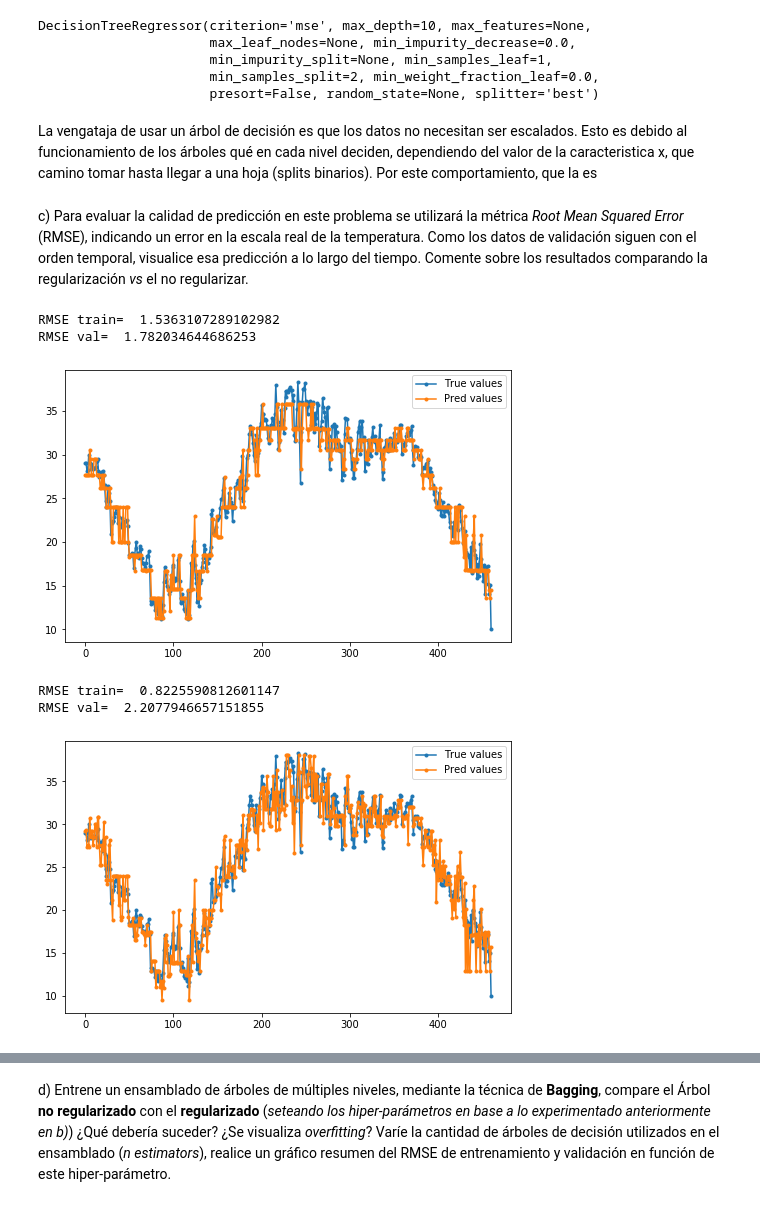
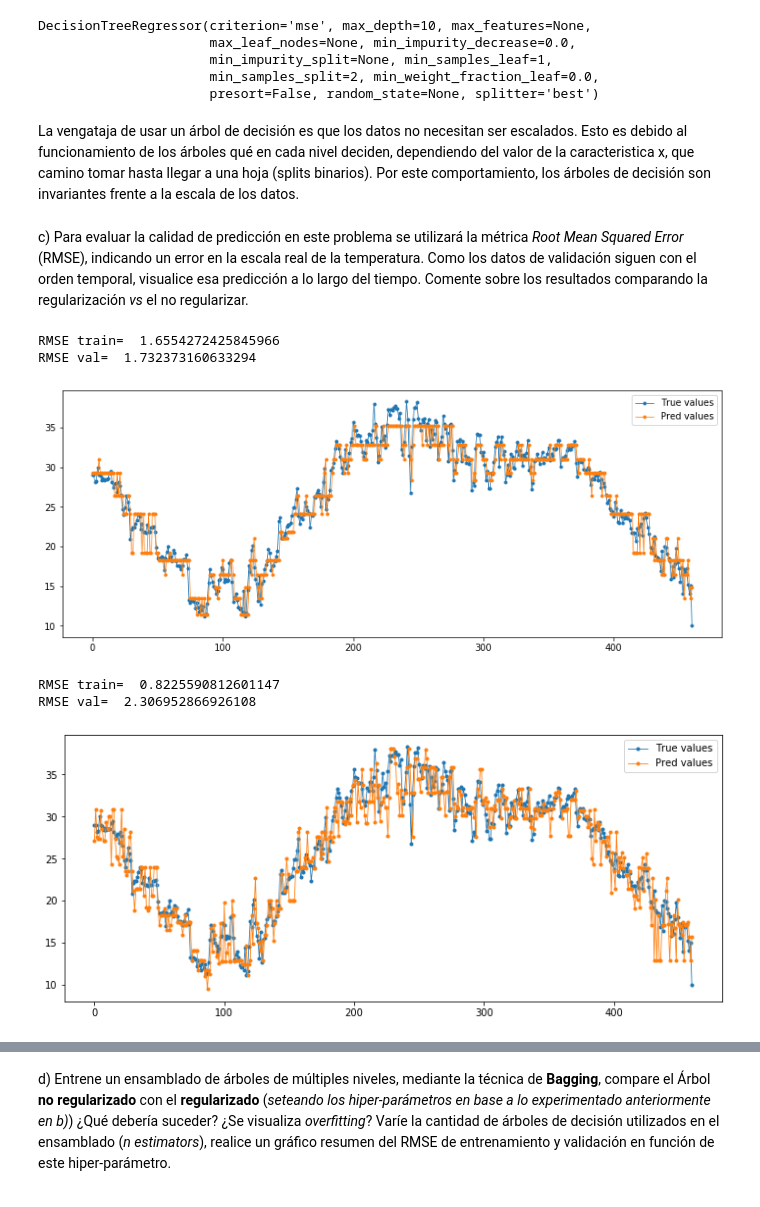
Before and after one commit to GVergaraD/Tarea3-INF393-II-2019, a Jupyter notebook: Tarea3-Sanchez-Vergara.ipynb, the cells around one changed output, grey strips where cells are left out. Saved outputs shown, nothing was run; the diff lists cells and outputs as text; code cells hidden in the pictures.

```diff
--- a/Tarea3-Sanchez-Vergara.ipynb
+++ b/Tarea3-Sanchez-Vergara.ipynb
@@ -95,7 +95,7 @@ from sklearn.tree import DecisionTreeRegressor as Tree
 model_unr = Tree() #unregularized model -- default parameters
 model_unr.fit(X_train,y_train)
 ... #define your regularized tree model
-model1= Tree(max_depth=5,)#se define max_depth=5
+model1= Tree(max_depth=4,)#se define max_depth=5
 model1.fit(X_train,y_train)
 model2= Tree(max_depth=10,)#se define max_depth=10
 model2.fit(X_train,y_train)
@@ -106,25 +106,25 @@ DecisionTreeRegressor(criterion='mse', max_depth=10, max_features=None,
                       min_samples_split=2, min_weight_fraction_leaf=0.0,
                       presort=False, random_state=None, splitter='best')
 # %% [markdown]
-La vengataja de usar un árbol de decisión es que los datos no necesitan ser escalados. Esto es debido al funcionamiento de los árboles qué en cada nivel deciden, dependiendo del valor de la caracteristica x, que camino tomar hasta llegar a una hoja (splits binarios). Por este comportamiento, que la es
+La vengataja de usar un árbol de decisión es que los datos no necesitan ser escalados. Esto es debido al funcionamiento de los árboles qué en cada nivel deciden, dependiendo del valor de la caracteristica x, que camino tomar hasta llegar a una hoja (splits binarios). Por este comportamiento, los árboles de decisión son invariantes frente a la escala de los datos.
 # %% [markdown]
 c) Para evaluar la calidad de predicción en este problema se utilizará la métrica *Root Mean Squared Error* (RMSE), indicando un error en la escala real de la temperatura. Como los datos de validación siguen con el orden temporal, visualice esa predicción a lo largo del tiempo. Comente sobre los resultados comparando la regularización *vs* el no regularizar.
 # %%
 #Regularizado con max_depth=5
 y_train_hat = model1.predict(X_train)
 y_val_hat = model1.predict(X_val)
 print("RMSE train= ",RMSE(y_train,y_train_hat))
 print("RMSE val= ",RMSE(y_val,y_val_hat))
 import matplotlib.pyplot as plt
-plt.figure(figsize=(8,5))
-plt.plot(y_val, '.-' ,label="True values")
-plt.plot(y_val_hat, '.-' ,label="Pred values")
+plt.figure(figsize=(13,5))
+plt.plot(y_val, '.-' ,label="True values",linewidth=0.8)
+plt.plot(y_val_hat, '.-' ,label="Pred values",linewidth=0.8)
 plt.legend()
 plt.show()
 # %% [output]
-RMSE train=  1.5363107289102982
-RMSE val=  1.782034644686253
+RMSE train=  1.6554272425845966
+RMSE val=  1.732373160633294
-[figure, old version]
+[figure, new version]
 # %%
 #Regularizado con max_depth=10
 y_train_hat = model2.predict(X_train)
@@ -132,15 +132,15 @@ y_val_hat = model2.predict(X_val)
 print("RMSE train= ",RMSE(y_train,y_train_hat))
 print("RMSE val= ",RMSE(y_val,y_val_hat))
 import matplotlib.pyplot as plt
-plt.figure(figsize=(8,5))
-plt.plot(y_val, '.-' ,label="True values")
-plt.plot(y_val_hat, '.-' ,label="Pred values")
+plt.figure(figsize=(12,5))
+plt.plot(y_val, '.-' ,label="True values",linewidth=0.8)
+plt.plot(y_val_hat, '.-' ,label="Pred values",linewidth=0.8)
 plt.legend()
 plt.show()
 # %% [output]
 RMSE train=  0.8225590812601147
-RMSE val=  2.2077946657151855
+RMSE val=  2.306952866926108
-[figure, old version]
+[figure, new version]
 # %%
 #No regularizado
 y_train_hat = model_unr.predict(X_train)
```
Also changed, not shown: parts of 2 cells of this notebook.
